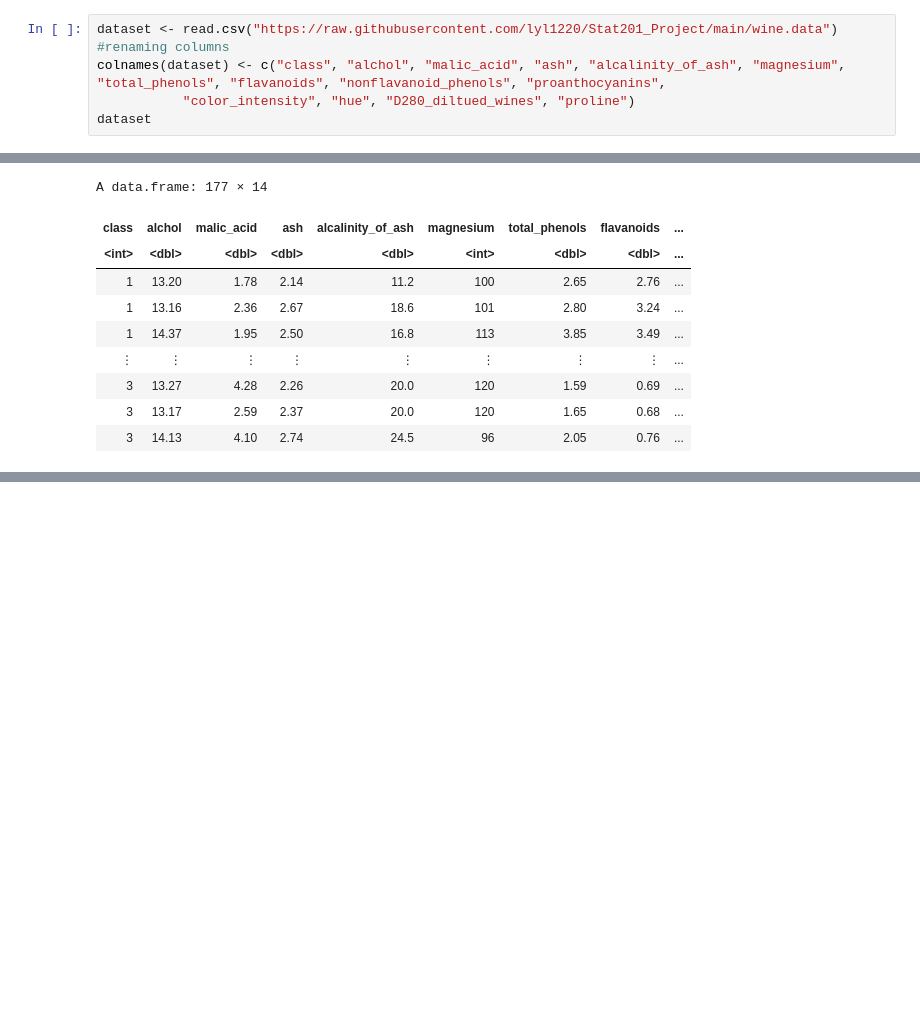
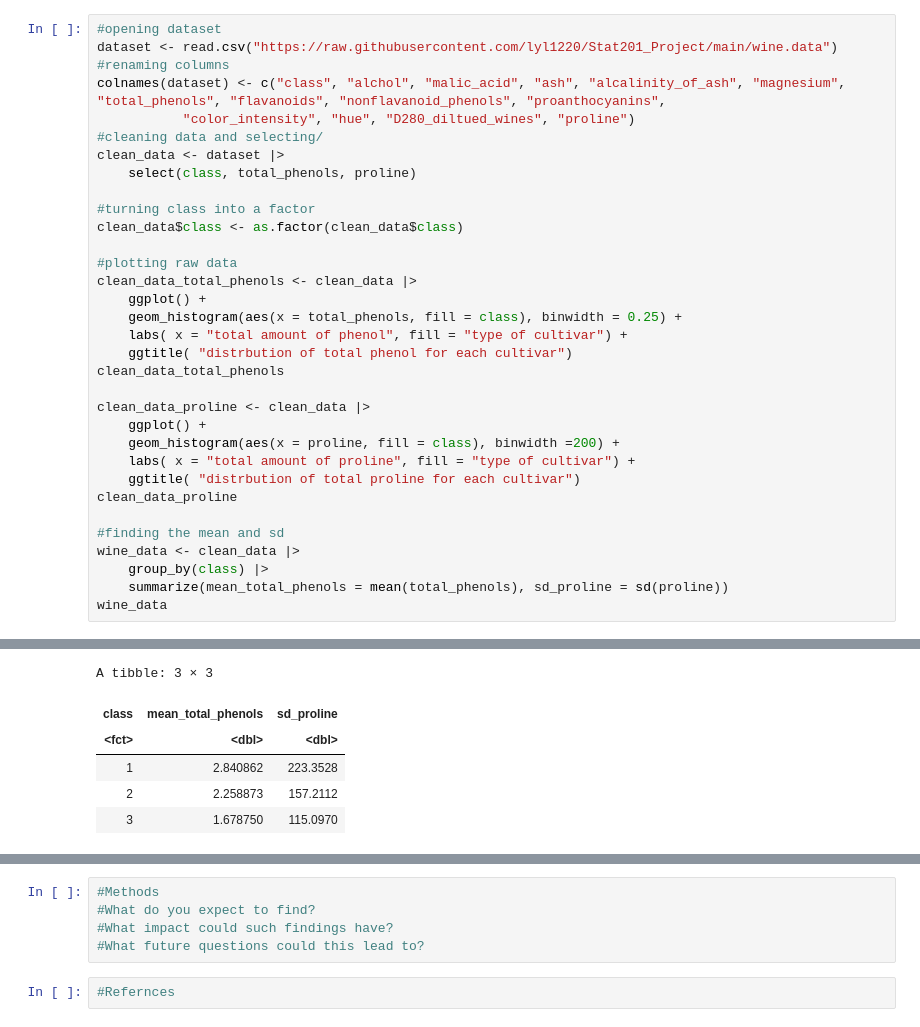
Before and after one commit to lyl1220/Stat201_Project, a Jupyter notebook: Untitled.ipynb, the cells around one changed output, grey strips where cells are left out. Saved outputs shown, nothing was run; the diff lists cells and outputs as text; blank space fills up the shorter version.

```diff
--- a/Untitled.ipynb
+++ b/Untitled.ipynb
@@ -10,7 +21,34 @@ options(repr.matrix.max.rows = 6)
 # %%
+#opening dataset
 dataset <- read.csv("https://raw.githubusercontent.com/lyl1220/Stat201_Project/main/wine.data")
 #renaming columns
 colnames(dataset) <- c("class", "alchol", "malic_acid", "ash", "alcalinity_of_ash", "magnesium", "total_phenols", "flavanoids", "nonflavanoid_phenols", "proanthocyanins",
            "color_intensity", "hue", "D280_diltued_wines", "proline")
-dataset
+#cleaning data and selecting/
+clean_data <- dataset |>
+    select(class, total_phenols, proline)
+
+#turning class into a factor
+clean_data$class <- as.factor(clean_data$class)
+
+#plotting raw data
+clean_data_total_phenols <- clean_data |>
+    ggplot() +
+    geom_histogram(aes(x = total_phenols, fill = class), binwidth = 0.25) +
+    labs( x = "total amount of phenol", fill = "type of cultivar") +
+    ggtitle( "distrbution of total phenol for each cultivar")
+clean_data_total_phenols
+
+clean_data_proline <- clean_data |>
+    ggplot() +
+    geom_histogram(aes(x = proline, fill = class), binwidth =200) +
+    labs( x = "total amount of proline", fill = "type of cultivar") +
+    ggtitle( "distrbution of total proline for each cultivar")
+clean_data_proline
+
+#finding the mean and sd
+wine_data <- clean_data |>
+    group_by(class) |>
+    summarize(mean_total_phenols = mean(total_phenols), sd_proline = sd(proline))
+wine_data
 # %% [output]
@@ -17,10 +56,6 @@ dataset
-A data.frame: 177 × 14
+A tibble: 3 × 3
-| class | alchol | malic_acid | ash | alcalinity_of_ash | magnesium | total_phenols | flavanoids | ... |
-| <int> | <dbl> | <dbl> | <dbl> | <dbl> | <int> | <dbl> | <dbl> | ... |
-| 1 | 13.20 | 1.78 | 2.14 | 11.2 | 100 | 2.65 | 2.76 | ... |
-| 1 | 13.16 | 2.36 | 2.67 | 18.6 | 101 | 2.80 | 3.24 | ... |
-| 1 | 14.37 | 1.95 | 2.50 | 16.8 | 113 | 3.85 | 3.49 | ... |
-| ⋮ | ⋮ | ⋮ | ⋮ | ⋮ | ⋮ | ⋮ | ⋮ | ... |
-| 3 | 13.27 | 4.28 | 2.26 | 20.0 | 120 | 1.59 | 0.69 | ... |
-| 3 | 13.17 | 2.59 | 2.37 | 20.0 | 120 | 1.65 | 0.68 | ... |
-| 3 | 14.13 | 4.10 | 2.74 | 24.5 | 96 | 2.05 | 0.76 | ... |
+| class | mean_total_phenols | sd_proline |
+| <fct> | <dbl> | <dbl> |
+| 1 | 2.840862 | 223.3528 |
+| 2 | 2.258873 | 157.2112 |
+| 3 | 1.678750 | 115.0970 |
@@ -26,0 +63,7 @@ A data.frame: 177 × 14
+# %%
+#Methods
+#What do you expect to find?
+#What impact could such findings have?
+#What future questions could this lead to?
+# %%
+#Refernces
```
Also changed, not shown: parts of 4 cells of this notebook.
